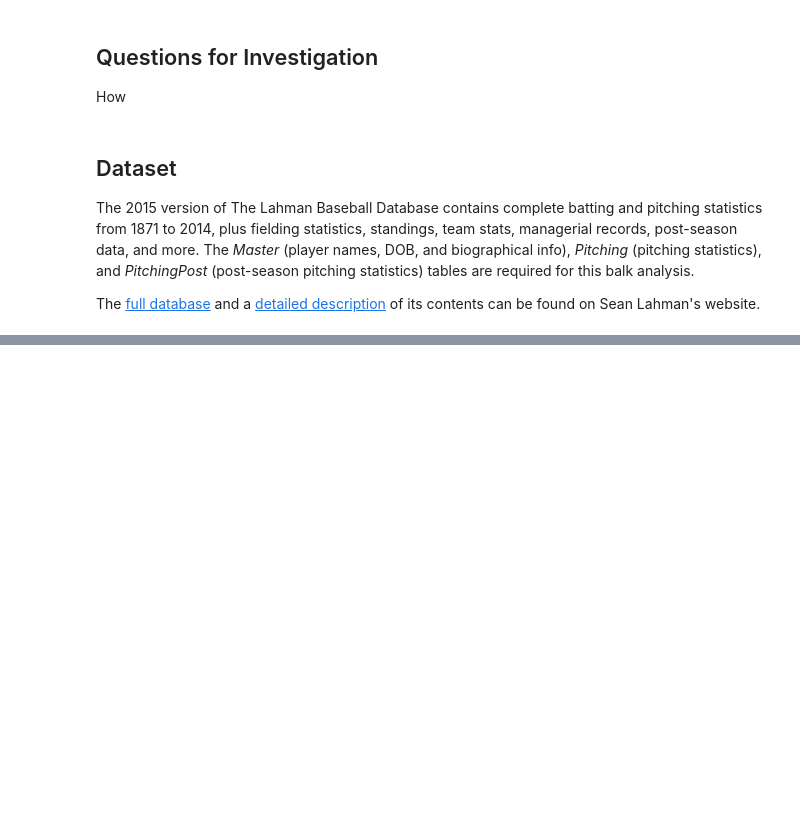
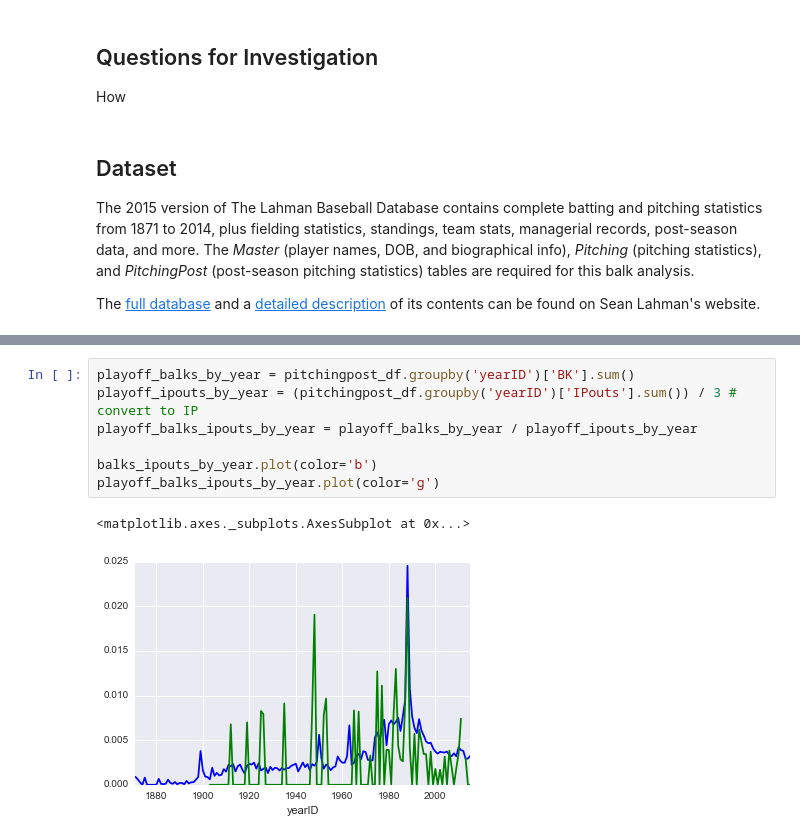
Before and after one commit to davidventuri/udacity-dand, a Jupyter notebook: p2/Data_Analyst_ND_Project2.ipynb, the cells around one changed output, grey strips where cells are left out. Cells and saved outputs as stored; diff of their text form; blank space fills up the shorter version.

```diff
--- a/p2/Data_Analyst_ND_Project2.ipynb
+++ b/p2/Data_Analyst_ND_Project2.ipynb
@@ -67,0 +84,10 @@ sb_attempts_ipouts_by_year.plot()
+# %%
+playoff_balks_by_year = pitchingpost_df.groupby('yearID')['BK'].sum()
+playoff_ipouts_by_year = (pitchingpost_df.groupby('yearID')['IPouts'].sum()) / 3 # convert to IP
+playoff_balks_ipouts_by_year = playoff_balks_by_year / playoff_ipouts_by_year
+
+balks_ipouts_by_year.plot(color='b')
+playoff_balks_ipouts_by_year.plot(color='g')
+# %% [output]
+<matplotlib.axes._subplots.AxesSubplot at 0x...>
+[figure, added]
```
Also changed, not shown: parts of 7 cells of this notebook.
